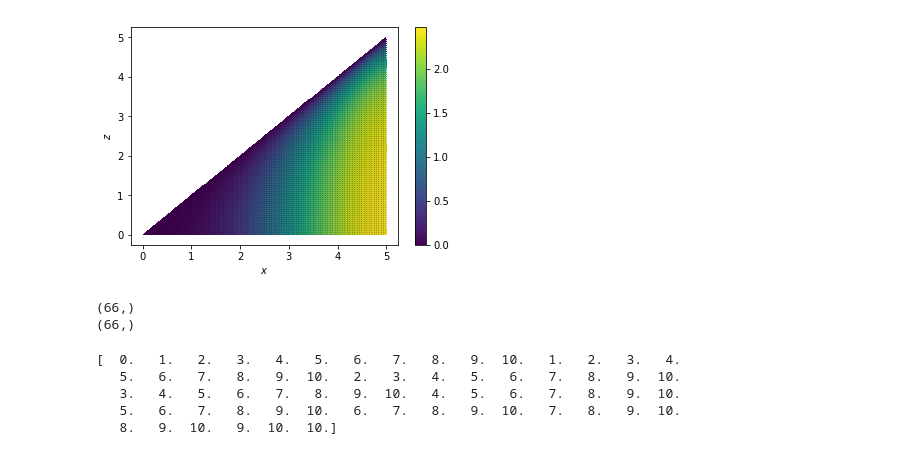
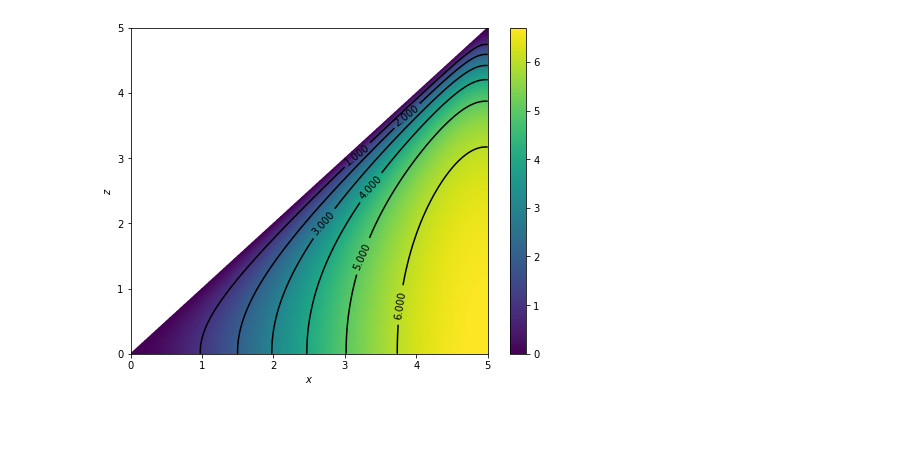
Before and after one commit to wandrewjam/thesis, a Jupyter notebook: first-binding-model/first-binding-time.ipynb, the cells around one changed output. Cells and saved outputs as stored; diff of their text form; code cells hidden in the pictures; blank space fills up the shorter version.

```diff
--- a/first-binding-model/first-binding-time.ipynb
+++ b/first-binding-model/first-binding-time.ipynb
@@ -7,8 +7,8 @@ from scipy.sparse.linalg import spsolve
 from itertools import product
 # %%
 # Define parameters
-Ds, Dc = 10, 1
-kf, gam = 5, 1
+Ds, Dc = 1, 1
+kf, gam = -1, 1
 lam = 0
 N = 100
 L = 5
@@ -32,7 +32,7 @@ for i in range(1, N):
     diagonal = np.ones(N-i)
     diagonal[-1] = 0
     ### Construct the block subdiagonal
-    submatrices[i][i-1] = (Ds/h**2 + kf/(2*h*gam)*(z[i] - lam))*diags(
+    submatrices[i][i-1] = (Ds/h**2 - kf/(2*h*gam)*(z[i] - lam))*diags(
         diagonal, offsets=1, shape=(N-i, N-i+1), format='coo')
     ### Construct the block diagonal
     part1 = diags(diagonal, offsets=0, shape=(N-i, N-i))
@@ -45,7 +45,7 @@ for i in range(1, N):
     submatrices[i][i] = -2*(Dc+Ds)/h**2*part1 + part2 + Dc/h**2*part3
     ### Construct the block superdiagonal
     if i < N - 1:
-        submatrices[i][i+1] = (Ds/h**2 - kf/(2*h*gam)*(z[i] - lam))*diags(
+        submatrices[i][i+1] = (Ds/h**2 + kf/(2*h*gam)*(z[i] - lam))*diags(
             diagonal[1:], offsets=-1, shape=(N-i, N-i-1), format='coo')
 
 ## Construct a single matrix from the array of submatrices
@@ -65,33 +65,37 @@ xtri = []
 for i in range(N+1):
     xtri.append(x[i:])
 xtri = np.hstack(xtri)
 ztri = np.repeat(z, np.arange(1, N+2)[::-1])
 npoints = xtri.shape[0]
 
 trirows = []
 for i in range(N+1, 1, -1):
     ti = i*(i+1)/2
     offset = npoints - ti
     for j in range(0, i-1):
         trirows.append(np.array([offset + j, offset + j + 1, offset + j + i]))
     if i > 2:
         for j in range(1, i-1):
             trirows.append(np.array([offset + j, offset + j + i, offset + j + i - 1]))
 tri = np.vstack(trirows)
 
 obj = []
 tn = N*(N+1)/2
 for i in range(N, 0, -1):
     obj.append(tn - i*(i+1)/2)
 plot_sol = np.insert(sol, obj=np.array(obj), values=0)
 plot_sol = np.append(plot_sol, 0)
 
+plt.rcParams['figure.figsize'] = (8, 6)
 triangulation = Triangulation(xtri, ztri, tri)
-plt.triplot(triangulation, 'k-', linewidth=0.1)
-plt.tripcolor(triangulation, plot_sol, shading='flat')
+# plt.triplot(triangulation, 'k-', linewidth=0.1)
+cs = plt.tricontour(triangulation, plot_sol, colors='k')
+plt.clabel(cs)
+plt.tripcolor(triangulation, plot_sol, shading='gouraud')
 plt.xlabel('$x$')
 plt.ylabel('$z$')
 plt.colorbar()
+plt.savefig('binding-times.png', dpi=300)
 plt.show()
 # %% [output]
-[figure, old version]
+[figure, new version]
@@ -100,14 +101,0 @@ plt.show()
-# %%
-print(plot_sol.shape)
-print(xtri.shape)
-# %% [output]
-(66,)
-(66,)
-# %%
-print(xtri)
-# %% [output]
-[  0.   1.   2.   3.   4.   5.   6.   7.   8.   9.  10.   1.   2.   3.   4.
-   5.   6.   7.   8.   9.  10.   2.   3.   4.   5.   6.   7.   8.   9.  10.
-   3.   4.   5.   6.   7.   8.   9.  10.   4.   5.   6.   7.   8.   9.  10.
-   5.   6.   7.   8.   9.  10.   6.   7.   8.   9.  10.   7.   8.   9.  10.
-   8.   9.  10.   9.  10.  10.]
```
Also changed, not shown: parts of 4 cells of this notebook, 1 other file.
